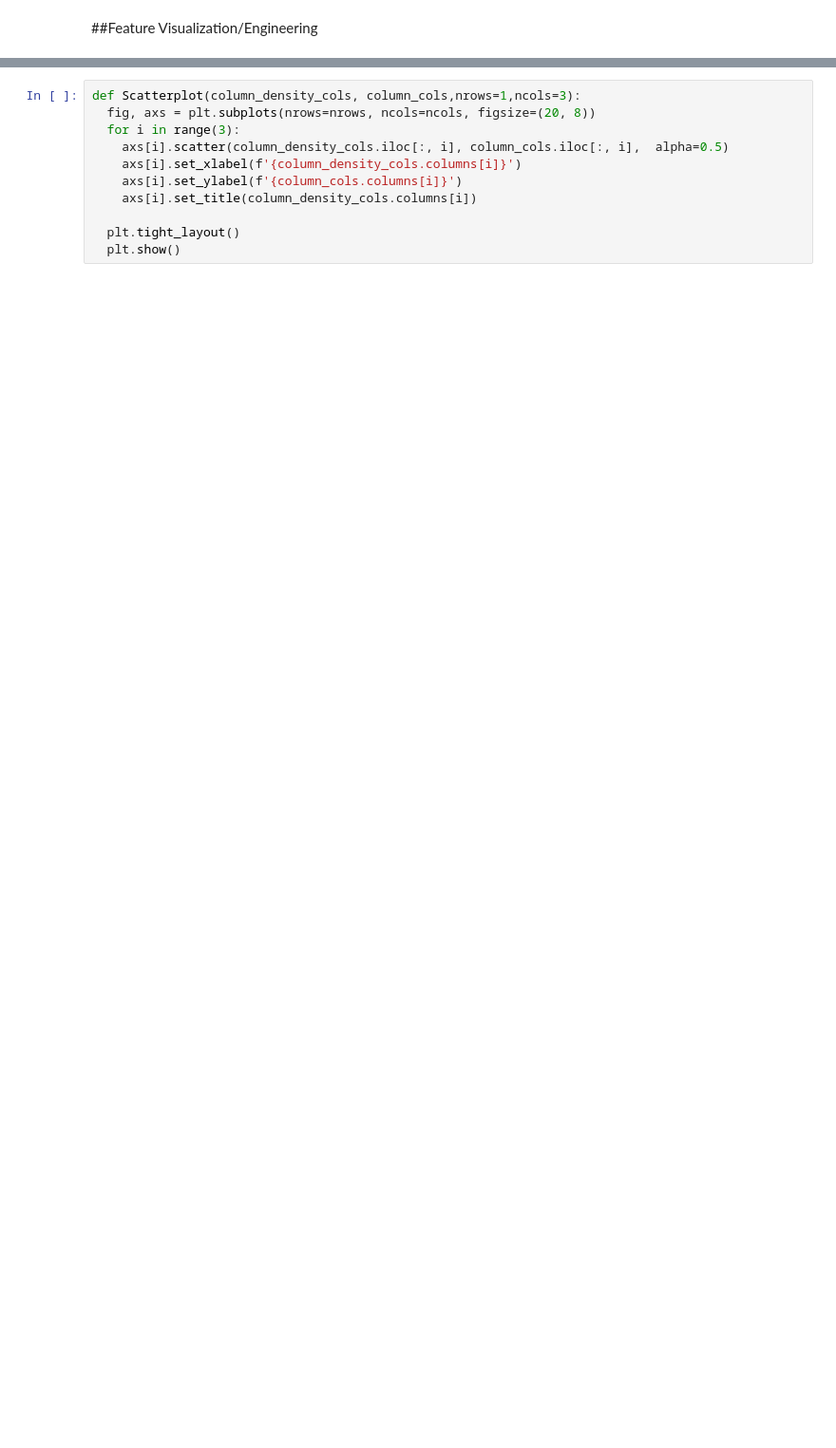
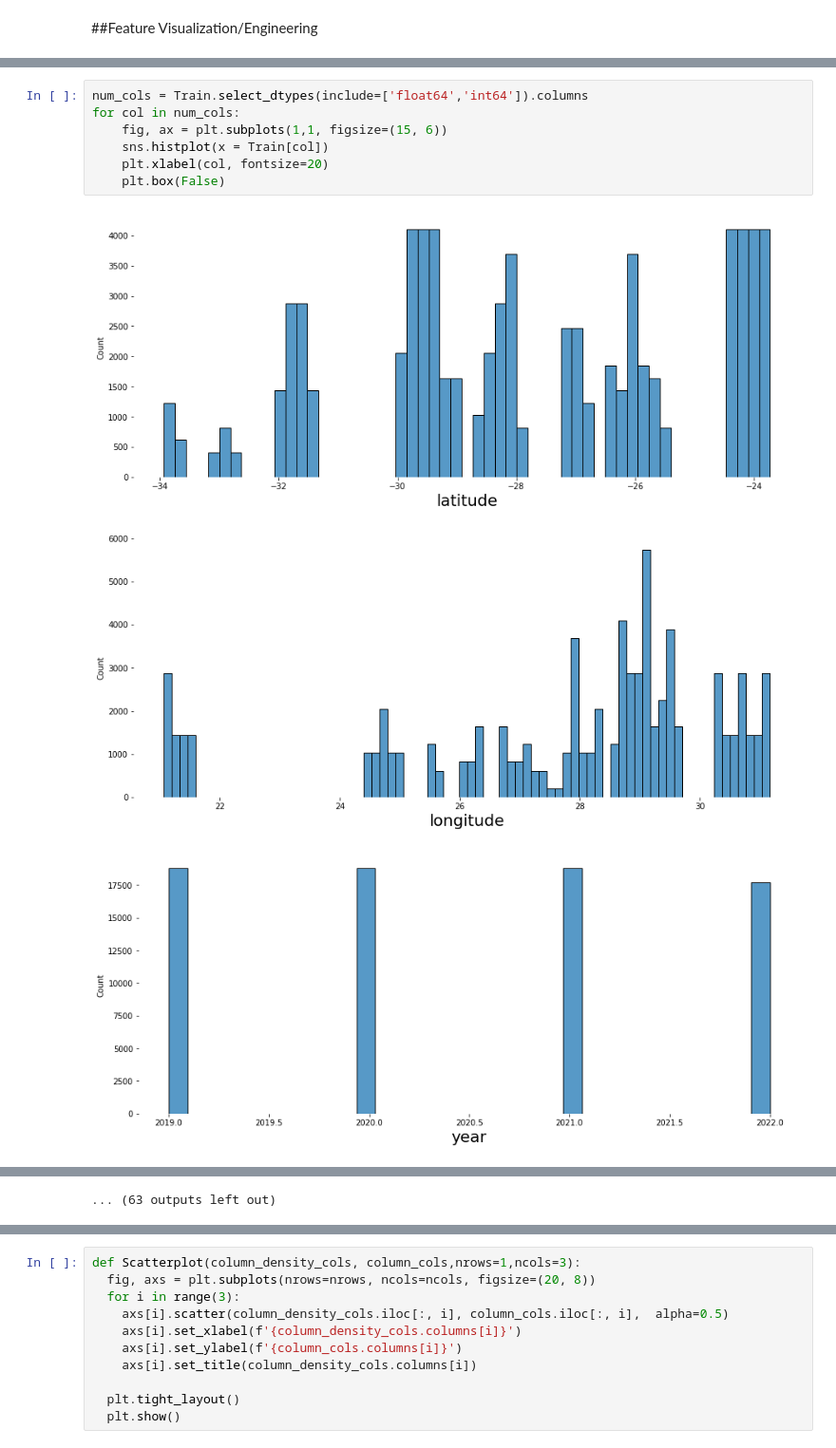
Before and after one commit to emms204/UmojaHack-Africa-2023-Carbon-Dioxide-Prediction-Challenge, a Jupyter notebook: UmojaHack_Africa_2023_Carbon_Dioxide_Prediction_Challenge_.ipynb, the cells around one changed output, grey strips where cells are left out. Shown at 95% size. Cells and saved outputs as stored; diff of their text form; blank space fills up the shorter version.

```diff
--- a/UmojaHack_Africa_2023_Carbon_Dioxide_Prediction_Challenge_.ipynb
+++ b/UmojaHack_Africa_2023_Carbon_Dioxide_Prediction_Challenge_.ipynb
@@ -51,0 +58,11 @@ Index(['ID_LAT_LON_YEAR_WEEK', 'latitude', 'longitude', 'year', 'week_no',
+# %%
+num_cols = Train.select_dtypes(include=['float64','int64']).columns
+for col in num_cols:
+    fig, ax = plt.subplots(1,1, figsize=(15, 6))
+    sns.histplot(x = Train[col])
+    plt.xlabel(col, fontsize=20)
+    plt.box(False)
+# %% [output]
+[figure, added]
+[figure, added]
+[figure, added]
@@ -51,0 +78 @@ Index(['ID_LAT_LON_YEAR_WEEK', 'latitude', 'longitude', 'year', 'week_no',
+... (63 outputs left out)
```
Also changed, not shown: parts of 60 cells of this notebook.
